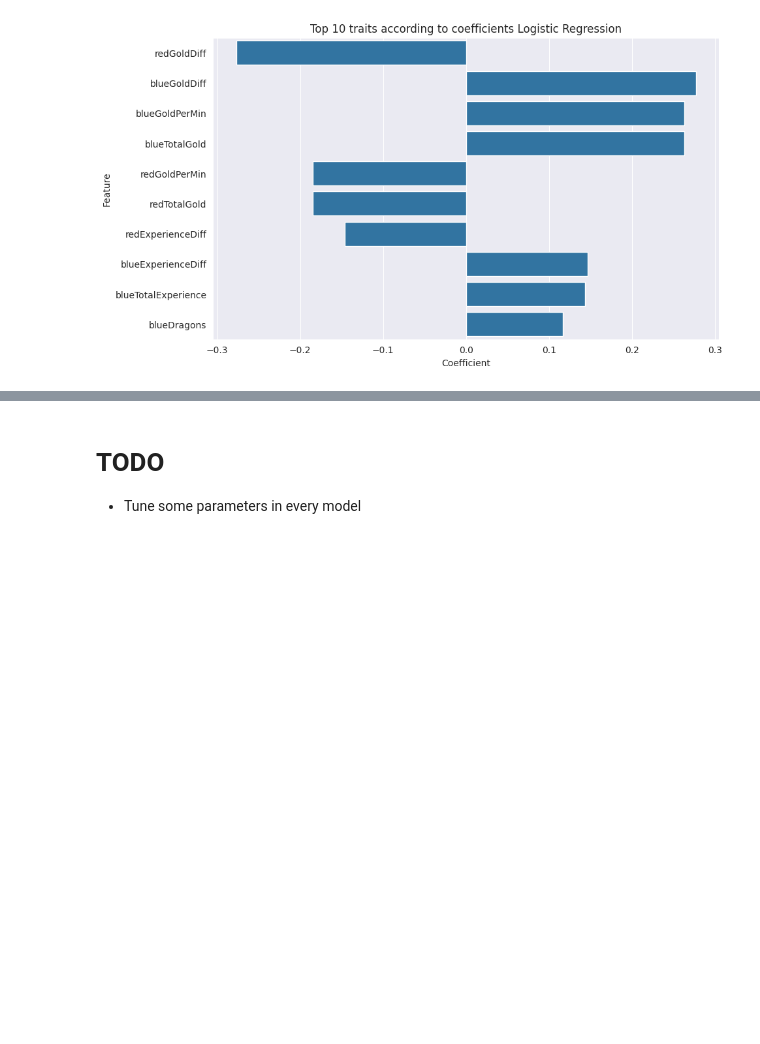
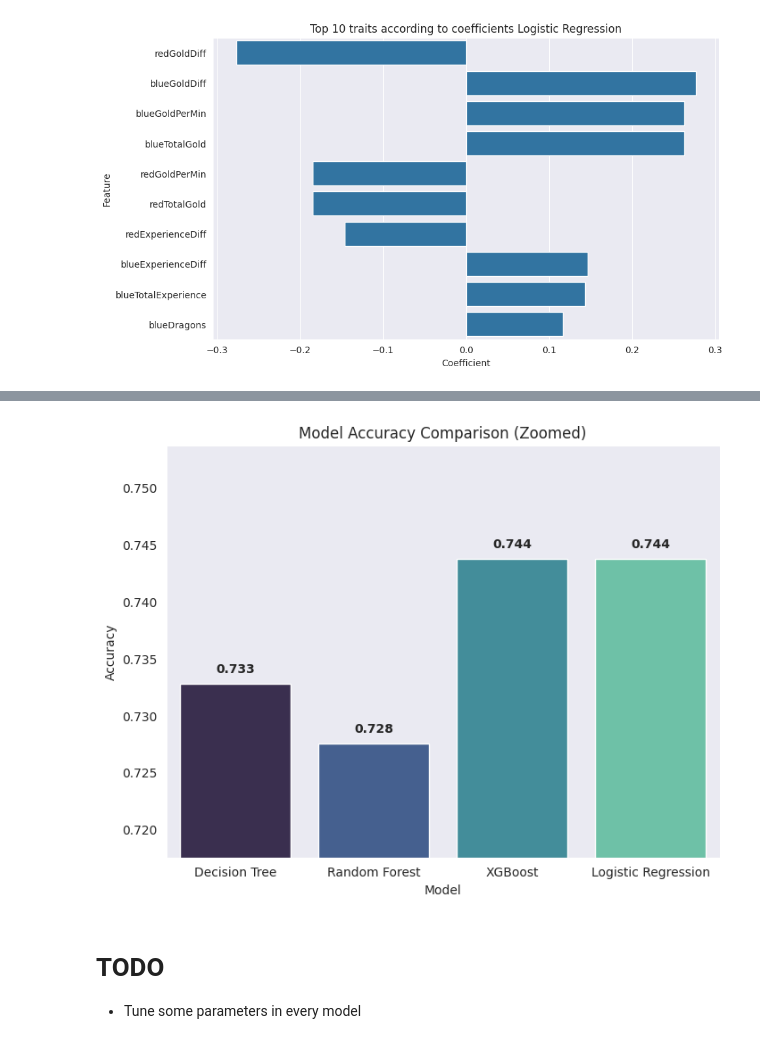
Before and after one commit to stfen/lol-data-analysis, a Jupyter notebook: model.ipynb, the cells around one changed output, grey strips where cells are left out. Saved outputs shown, nothing was run; the diff lists cells and outputs as text; code cells hidden in the pictures; blank space fills up the shorter version.

```diff
--- a/model.ipynb
+++ b/model.ipynb
@@ -337,3 +362,32 @@ plt.show()
+# %%
+model_results = {
+    'Decision Tree': accuracy_dt,
+    'Random Forest': accuracy_rf,
+    'XGBoost': accuracy_xgb,
+    'Logistic Regression': accuracy_log
+}
+
+df_results = pd.DataFrame({
+    'Model': list(model_results.keys()),
+    'Accuracy': list(model_results.values())
+})
+
+plt.figure(figsize=(8,6))
+sns.barplot(data=df_results, x='Model', y='Accuracy', hue='Model', dodge=False, palette='mako')
+plt.ylim(df_results['Accuracy'].min() - 0.01, df_results['Accuracy'].max() + 0.01)
+
+plt.title('Model Accuracy Comparison (Zoomed)')
+plt.ylabel('Accuracy')
+plt.xlabel('Model')
+plt.grid(axis='y')
+
+acc_values = list(model_results.values())
+for i, v in enumerate(acc_values):
+    plt.text(i, v + 0.001, f"{v:.3f}", ha='center', fontweight='bold')
+
+plt.show()
+# %% [output]
+[figure, added]
 # %% [markdown]
 # TODO
 - Tune some parameters in every model
```
Also changed, not shown: parts of 6 cells of this notebook.
